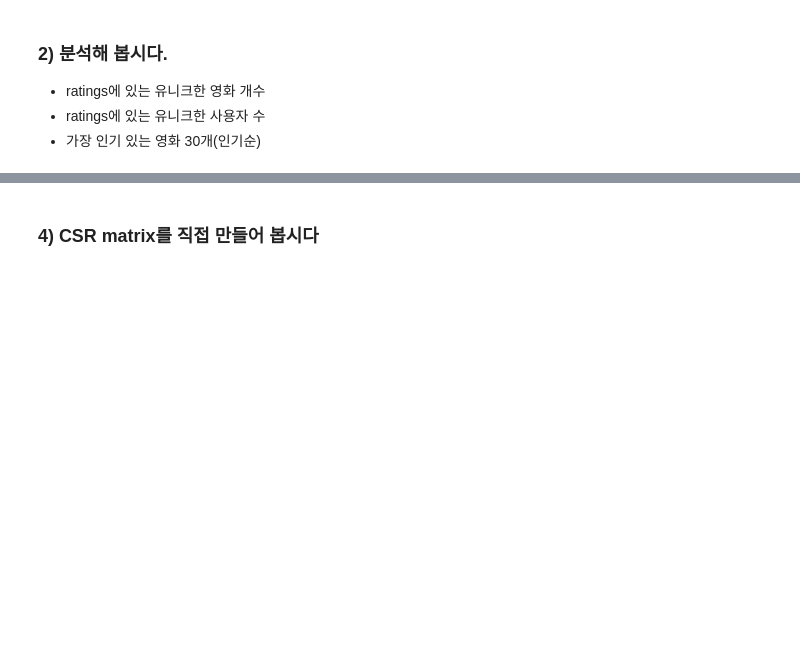
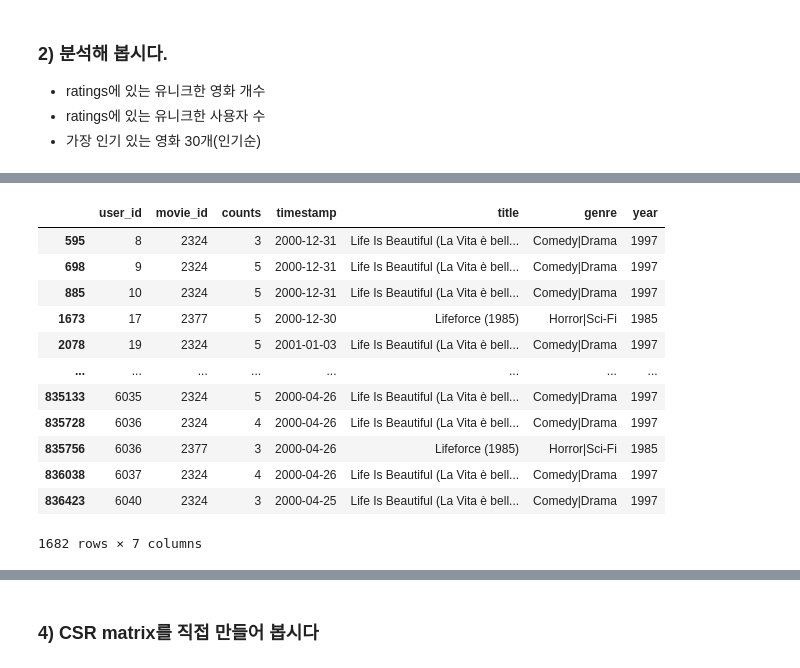
Before and after one commit to peter1505/AIFFEL, a Jupyter notebook: EXP_09_movie_rec.ipynb, the cells around one changed output, grey strips where cells are left out. Saved outputs shown, nothing was run; the diff lists cells and outputs as text; code cells hidden in the pictures; blank space fills up the shorter version.

```diff
--- a/EXP_09_movie_rec.ipynb
+++ b/EXP_09_movie_rec.ipynb
@@ -127,0 +440,16 @@ Name: title, dtype: object
+# %%
+# 2000년 이전 영화 중에서 내가 좋아하는 영화 5가지를 선택한다.
+
+# 라이언 일병 구하기 Saving Private Ryan, 1998 War, Action, Drama
+# 인생은 아름다워 Life Is Beautiful, 1997, Drama, Comedy
+# 쇼생크 탈출 The Shawshank Redemption, 1994, Drama
+# 타이타닉 Titanic, 1997, Romance, Drama
+# 매트릭스 The Matrix, 1999 Sci-Fi, Action
+
+# 영화 하나 하나 검색하며 title이 일치하는지 여부를 확인한다.
+
+favorite_movies = ['Saving Private Ryan (1998)',
+                   'Life Is Beautiful (1997)',
+                   'Star Wars: Episode IV - A New Hope (1977)',
+                   'Titanic (1997)',
+                   'The Matrix (1999)']
@@ -127,0 +474,22 @@ Name: title, dtype: object
+# %%
+# 인생은 아름다워
+# Life Is Beautiful (1997)으로는 인덱싱이 되지 않는다'
+# 제목을 'Life Is Beautiful (La Vita è bella) (1997)'로 수정한다.
+
+movie_name = 'Life Is Beautiful (1997)'
+favorite_movies[1] = 'Life Is Beautiful (La Vita è bella) (1997)'
+ratings[ratings['title'].apply(lambda x : x[:4] == 'Life')]
+# %% [output]
+|  | user_id | movie_id | counts | timestamp | title | genre | year |
+| 595 | 8 | 2324 | 3 | 2000-12-31 | Life Is Beautiful (La Vita è bell... | Comedy|Drama | 1997 |
+| 698 | 9 | 2324 | 5 | 2000-12-31 | Life Is Beautiful (La Vita è bell... | Comedy|Drama | 1997 |
+| 885 | 10 | 2324 | 5 | 2000-12-31 | Life Is Beautiful (La Vita è bell... | Comedy|Drama | 1997 |
+| 1673 | 17 | 2377 | 5 | 2000-12-30 | Lifeforce (1985) | Horror|Sci-Fi | 1985 |
+| 2078 | 19 | 2324 | 5 | 2001-01-03 | Life Is Beautiful (La Vita è bell... | Comedy|Drama | 1997 |
+| ... | ... | ... | ... | ... | ... | ... | ... |
+| 835133 | 6035 | 2324 | 5 | 2000-04-26 | Life Is Beautiful (La Vita è bell... | Comedy|Drama | 1997 |
+| 835728 | 6036 | 2324 | 4 | 2000-04-26 | Life Is Beautiful (La Vita è bell... | Comedy|Drama | 1997 |
+| 835756 | 6036 | 2377 | 3 | 2000-04-26 | Lifeforce (1985) | Horror|Sci-Fi | 1985 |
+| 836038 | 6037 | 2324 | 4 | 2000-04-26 | Life Is Beautiful (La Vita è bell... | Comedy|Drama | 1997 |
+| 836423 | 6040 | 2324 | 3 | 2000-04-25 | Life Is Beautiful (La Vita è bell... | Comedy|Drama | 1997 |
+1682 rows × 7 columns
```
Also changed, not shown: parts of 60 cells of this notebook.
